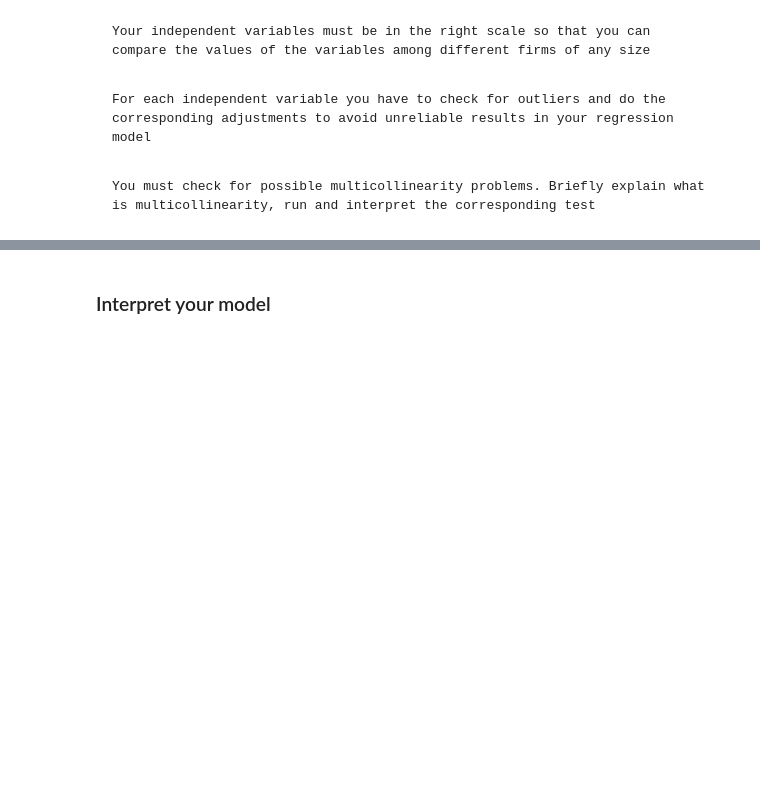
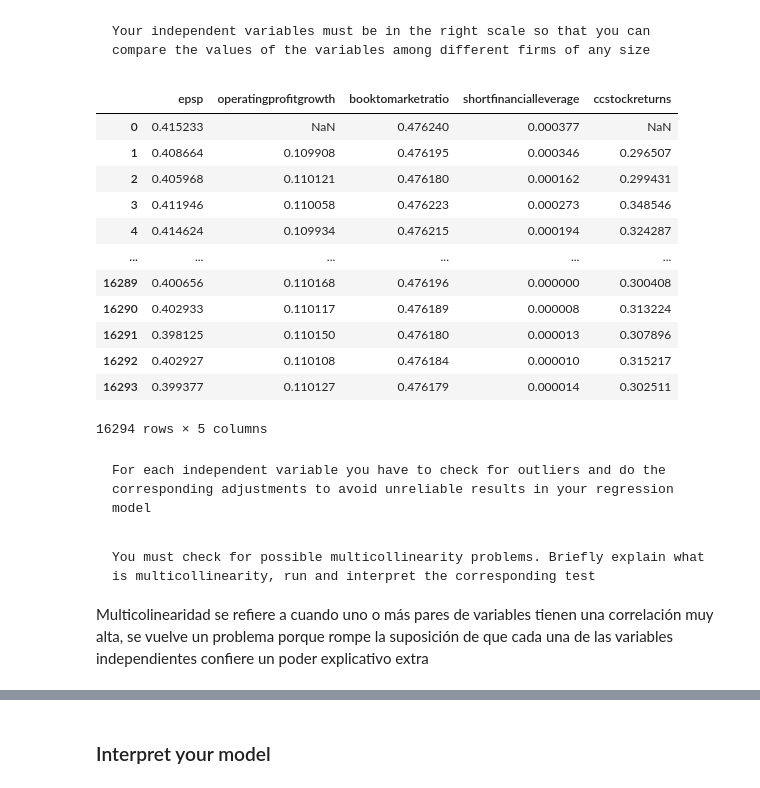
Before and after one commit to AlexReusC/Modulo-1-IA, a Jupyter notebook: portafolio.ipynb, the cells around one changed output, grey strips where cells are left out. Drawn from its saved outputs; the diff is of its cells as text; code cells hidden in the pictures; blank space fills up the shorter version.

```diff
--- a/portafolio.ipynb
+++ b/portafolio.ipynb
@@ -755,6 +757,26 @@ df_manufacturing[["epsp", "operatingprofitgrowth", "booktomarketratio", "shortde
 ### Design and run a multiple regression model to examine whether your selected factors and earnings per share deflated by price can explain/predict annual stock returns. You have to control for industry and firm size. To control for these variables you have to include them as extra independent variables in the model
 # %% [markdown]
 	Your independent variables must be in the right scale so that you can compare the values of the variables among different firms of any size
+# %%
+scaler = MinMaxScaler()
+
+df_manufacturing_scaled = scaler.fit_transform(df_manufacturing[["epsp", "operatingprofitgrowth", "booktomarketratio", "shortfinancialleverage", "ccstockreturns"]].to_numpy())
+df_manufacturing_scaled = pd.DataFrame(df_manufacturing_scaled, columns=["epsp", "operatingprofitgrowth", "booktomarketratio", "shortfinancialleverage", "ccstockreturns"]).copy()
+df_manufacturing_scaled
+# %% [output]
+|  | epsp | operatingprofitgrowth | booktomarketratio | shortfinancialleverage | ccstockreturns |
+| 0 | 0.415233 | NaN | 0.476240 | 0.000377 | NaN |
+| 1 | 0.408664 | 0.109908 | 0.476195 | 0.000346 | 0.296507 |
+| 2 | 0.405968 | 0.110121 | 0.476180 | 0.000162 | 0.299431 |
+| 3 | 0.411946 | 0.110058 | 0.476223 | 0.000273 | 0.348546 |
+| 4 | 0.414624 | 0.109934 | 0.476215 | 0.000194 | 0.324287 |
+| ... | ... | ... | ... | ... | ... |
+| 16289 | 0.400656 | 0.110168 | 0.476196 | 0.000000 | 0.300408 |
+| 16290 | 0.402933 | 0.110117 | 0.476189 | 0.000008 | 0.313224 |
+| 16291 | 0.398125 | 0.110150 | 0.476180 | 0.000013 | 0.307896 |
+| 16292 | 0.402927 | 0.110108 | 0.476184 | 0.000010 | 0.315217 |
+| 16293 | 0.399377 | 0.110127 | 0.476179 | 0.000014 | 0.302511 |
+16294 rows × 5 columns
 # %% [markdown]
 	For each independent variable you have to check for outliers and do the corresponding adjustments to avoid unreliable results in your regression model
 # %%
@@ -777,2 +799,4 @@ df_manufacturing.loc[df_manufacturing["shortfinancialleverage"] < quantile05, "s
 # %% [markdown]
 	You must check for possible multicollinearity problems. Briefly explain what is multicollinearity, run and interpret the corresponding test
+
+Multicolinearidad se refiere a cuando uno o más pares de variables tienen una correlación muy alta, se vuelve un problema porque rompe la suposición de que cada una de las variables independientes confiere un poder explicativo extra
```
Also changed, not shown: parts of 10 cells of this notebook.
